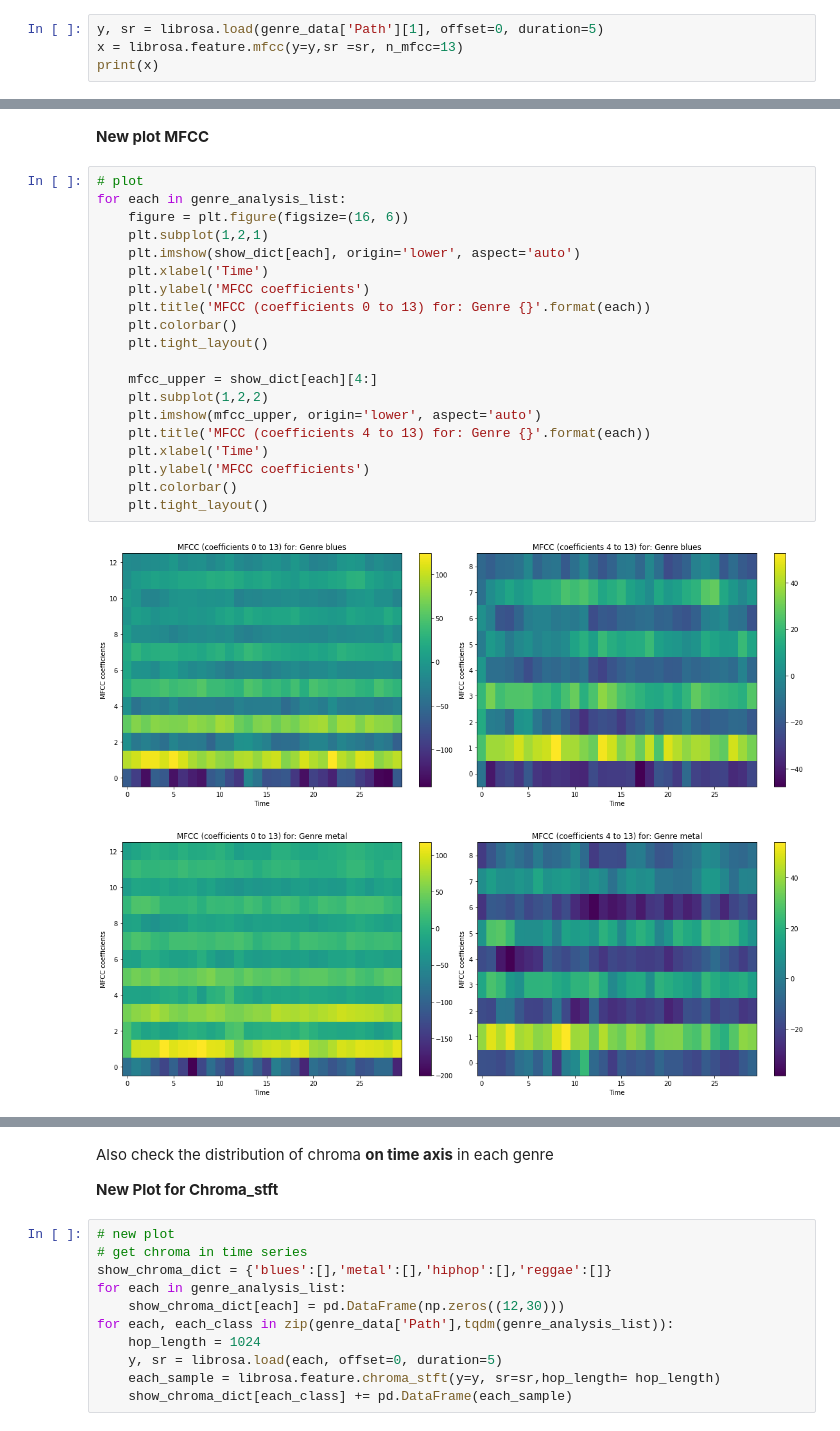
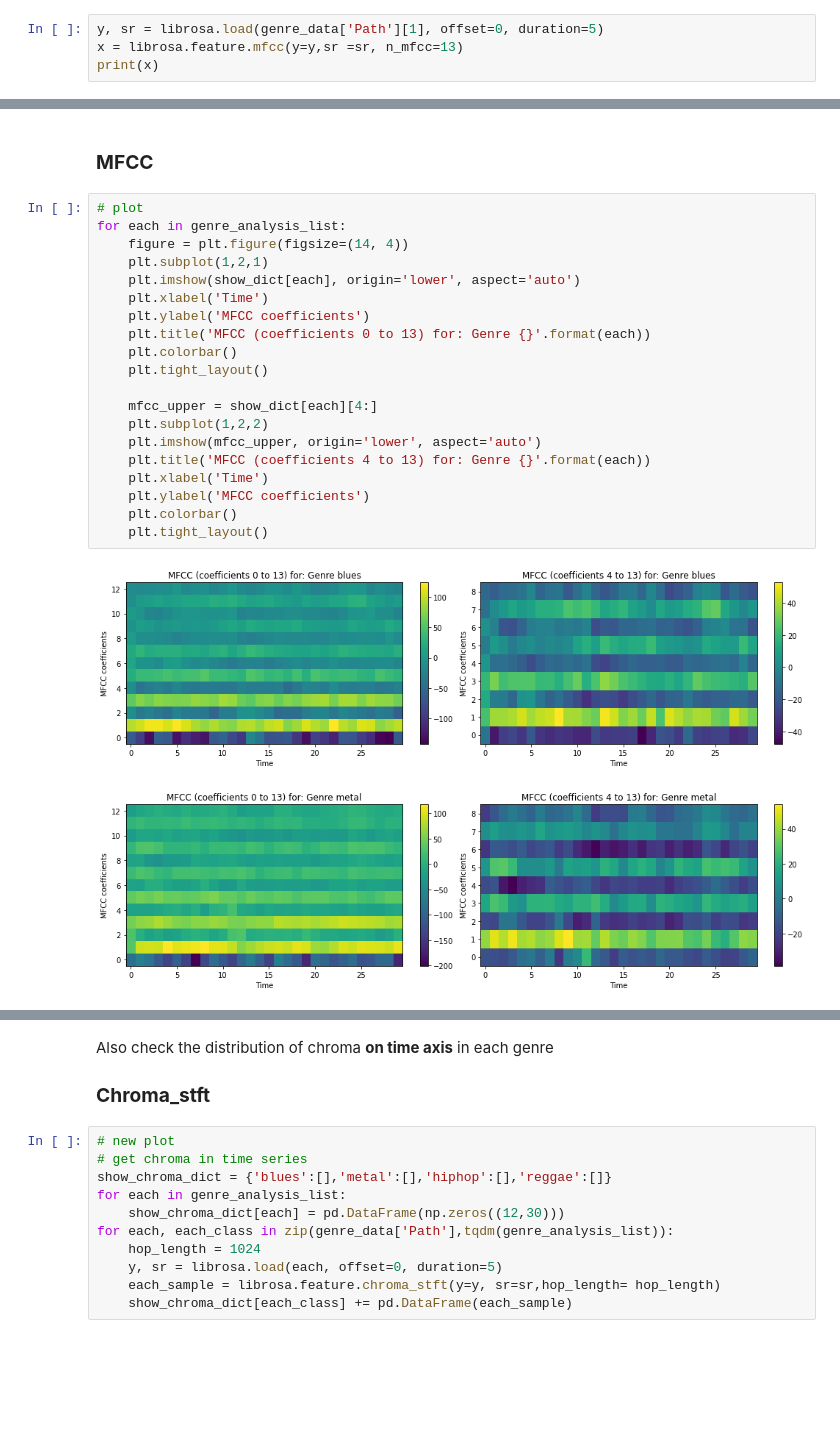
Before and after one commit to yilin10/MusicalGenreClassification, a Jupyter notebook: Assignment1.ipynb, the cells around one changed output, grey strips where cells are left out. Saved outputs shown, nothing was run; the diff lists cells and outputs as text; blank space fills up the shorter version.

```diff
--- a/Assignment1.ipynb
+++ b/Assignment1.ipynb
@@ -217,27 +217,27 @@ for each, each_class in zip(genre_data['Path'],tqdm(genre_analysis_list)):
 # %% [output]
 [interactive output not drawn]
 # %% [markdown]
-**New plot MFCC**
+### **MFCC**
 # %%
 # plot
 for each in genre_analysis_list:
-    figure = plt.figure(figsize=(16, 6))
+    figure = plt.figure(figsize=(14, 4))
     plt.subplot(1,2,1)
     plt.imshow(show_dict[each], origin='lower', aspect='auto')
     plt.xlabel('Time')
     plt.ylabel('MFCC coefficients')
     plt.title('MFCC (coefficients 0 to 13) for: Genre {}'.format(each))
     plt.colorbar()
     plt.tight_layout()
 
     mfcc_upper = show_dict[each][4:]
     plt.subplot(1,2,2)
     plt.imshow(mfcc_upper, origin='lower', aspect='auto')
     plt.title('MFCC (coefficients 4 to 13) for: Genre {}'.format(each))
     plt.xlabel('Time')
     plt.ylabel('MFCC coefficients')
     plt.colorbar()
     plt.tight_layout()
 # %% [output]
-[figure, old version]
+[figure, new version]
-[figure, old version]
+[figure, new version]
@@ -246,7 +246,7 @@ for each in genre_analysis_list:
 # %% [markdown]
 Also check the distribution of chroma **on time axis** in  each genre
 
-**New Plot for Chroma_stft**
+### **Chroma_stft**
 # %%
 # new plot
 # get chroma in time series
```
Also changed, not shown: parts of 6 cells of this notebook.
